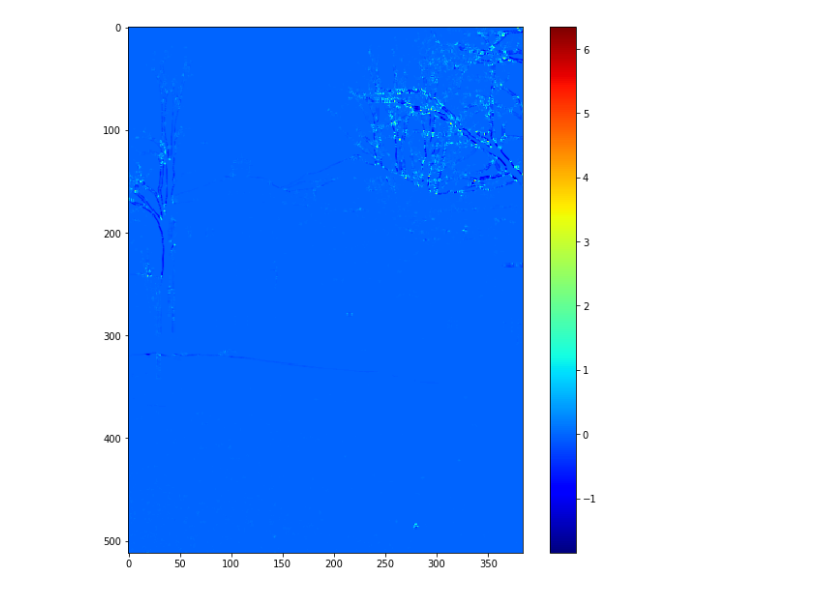
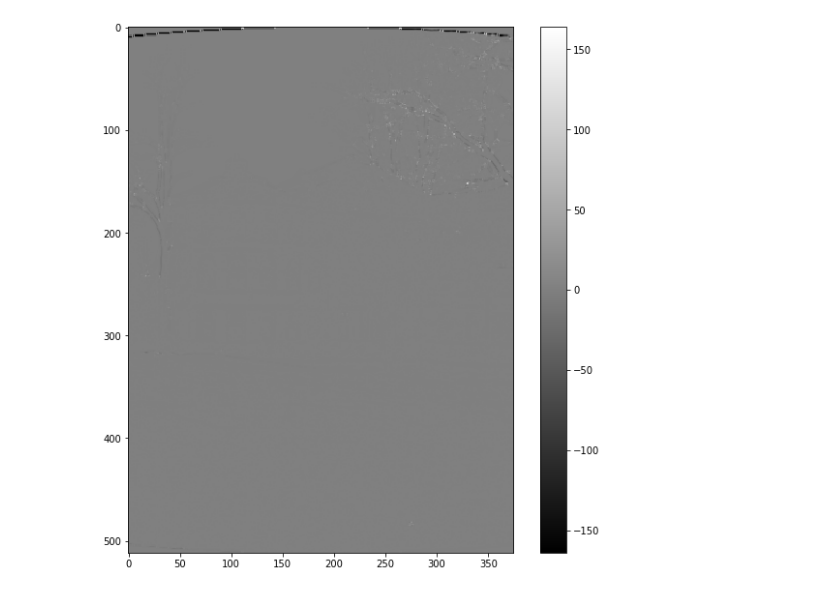
Before and after one commit to SSARCandy/panoramas-image-stitching, a Jupyter notebook: src/notebook2.ipynb, the cells around one changed output. Saved outputs shown, nothing was run; the diff lists cells and outputs as text; code cells hidden in the pictures.

```diff
--- a/src/notebook2.ipynb
+++ b/src/notebook2.ipynb
@@ -11,14 +11,14 @@ img_list = utils.load_images('../input_image/parrington')
 # %%
 cylinder_img_list = [utils.cylindrical_projection(img, 706) for img in img_list]
 # %%
-cm = feature_detection.harris_corner(img_list[0])
+cm = feature_detection.harris_corner(cylinder_img_list[0])
 # %%
 plt.figure(figsize=(10,10))
-plt.imshow(cm, cmap='jet')
+plt.imshow(cm, cmap='gray')
 plt.colorbar()
 plt.show()
 # %% [output]
-[figure, old version]
+[figure, new version]
 # %%
 def extract_description(img, corner_response, threshold=0.01):
     gray = cv2.cvtColor(img, cv2.COLOR_BGR2GRAY)
```
Also changed, not shown: parts of 6 cells of this notebook.
